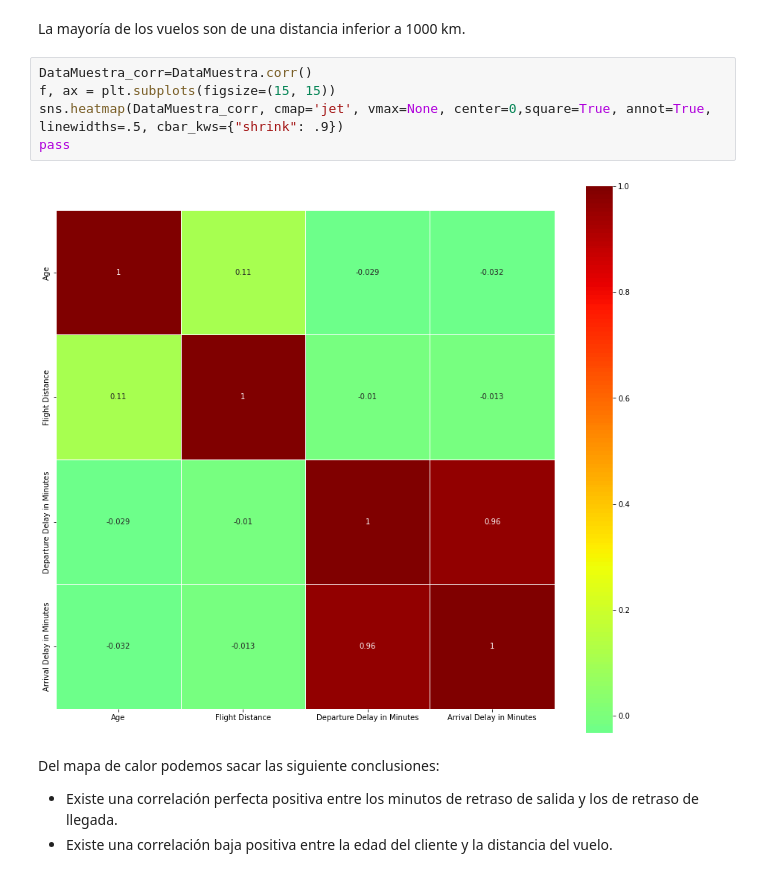
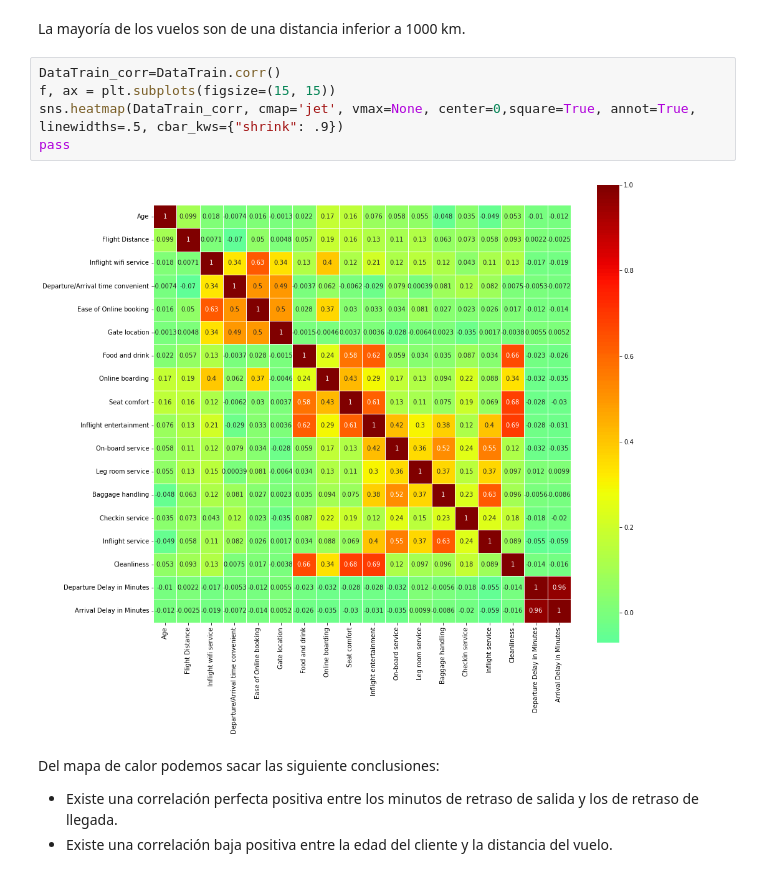
Before and after one commit to daysi00/Practica_1, a Jupyter notebook: AnalisisDeDatos.ipynb, the cells around one changed output. Cells and saved outputs as stored; diff of their text form.

```diff
--- a/AnalisisDeDatos.ipynb
+++ b/AnalisisDeDatos.ipynb
@@ -384,12 +386,12 @@ pass
 # %% [markdown]
 La mayoría de los vuelos son de una distancia inferior a 1000 km.
 # %%
-DataMuestra_corr=DataMuestra.corr()
+DataTrain_corr=DataTrain.corr()
 f, ax = plt.subplots(figsize=(15, 15))
-sns.heatmap(DataMuestra_corr, cmap='jet', vmax=None, center=0,square=True, annot=True, linewidths=.5, cbar_kws={"shrink": .9})
+sns.heatmap(DataTrain_corr, cmap='jet', vmax=None, center=0,square=True, annot=True, linewidths=.5, cbar_kws={"shrink": .9})
 pass
 # %% [output]
-[figure, old version]
+[figure, new version]
 # %% [markdown]
 Del mapa de calor podemos sacar las siguiente conclusiones:
 + Existe una correlación perfecta positiva entre los minutos de retraso de salida y los de retraso de llegada.
```
Also changed, not shown: parts of 32 cells of this notebook.
